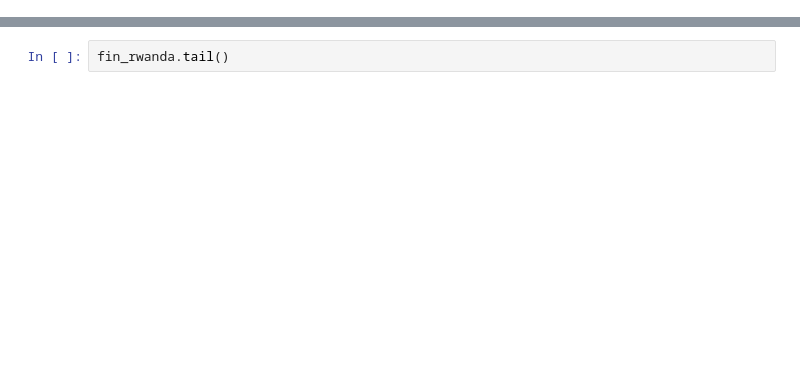
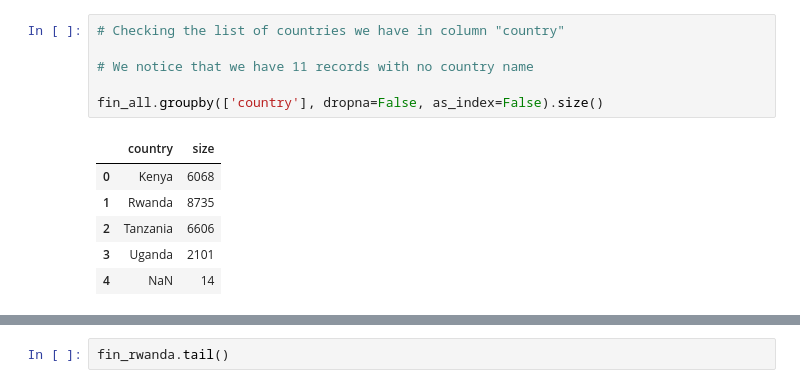
Before and after one commit to yves-moringa/CoreIpWk2, a Jupyter notebook: Moringa_Data_Science_Core_W2_Independent_Project_2022_03_Yves_Havugimana_Python_Notebook.ipynb, the cells around one changed output, grey strips where cells are left out. Cells and saved outputs as stored; diff of their text form; blank space fills up the shorter version.

```diff
--- a/Moringa_Data_Science_Core_W2_Independent_Project_2022_03_Yves_Havugimana_Python_Notebook.ipynb
+++ b/Moringa_Data_Science_Core_W2_Independent_Project_2022_03_Yves_Havugimana_Python_Notebook.ipynb
@@ -44 +74,14 @@ array(['Kenya', 'Rwanda', 'Tanzania', nan, 'Uganda'], dtype=object)
+# %%
+# Checking the list of countries we have in column "country"
+
+# We notice that we have 11 records with no country name
+
+fin_all.groupby(['country'], dropna=False, as_index=False).size()
+# %% [output]
+|  | country | size |
+| 0 | Kenya | 6068 |
+| 1 | Rwanda | 8735 |
+| 2 | Tanzania | 6606 |
+| 3 | Uganda | 2101 |
+| 4 | NaN | 14 |
 # %%
```
Also changed, not shown: parts of 18 cells of this notebook.
